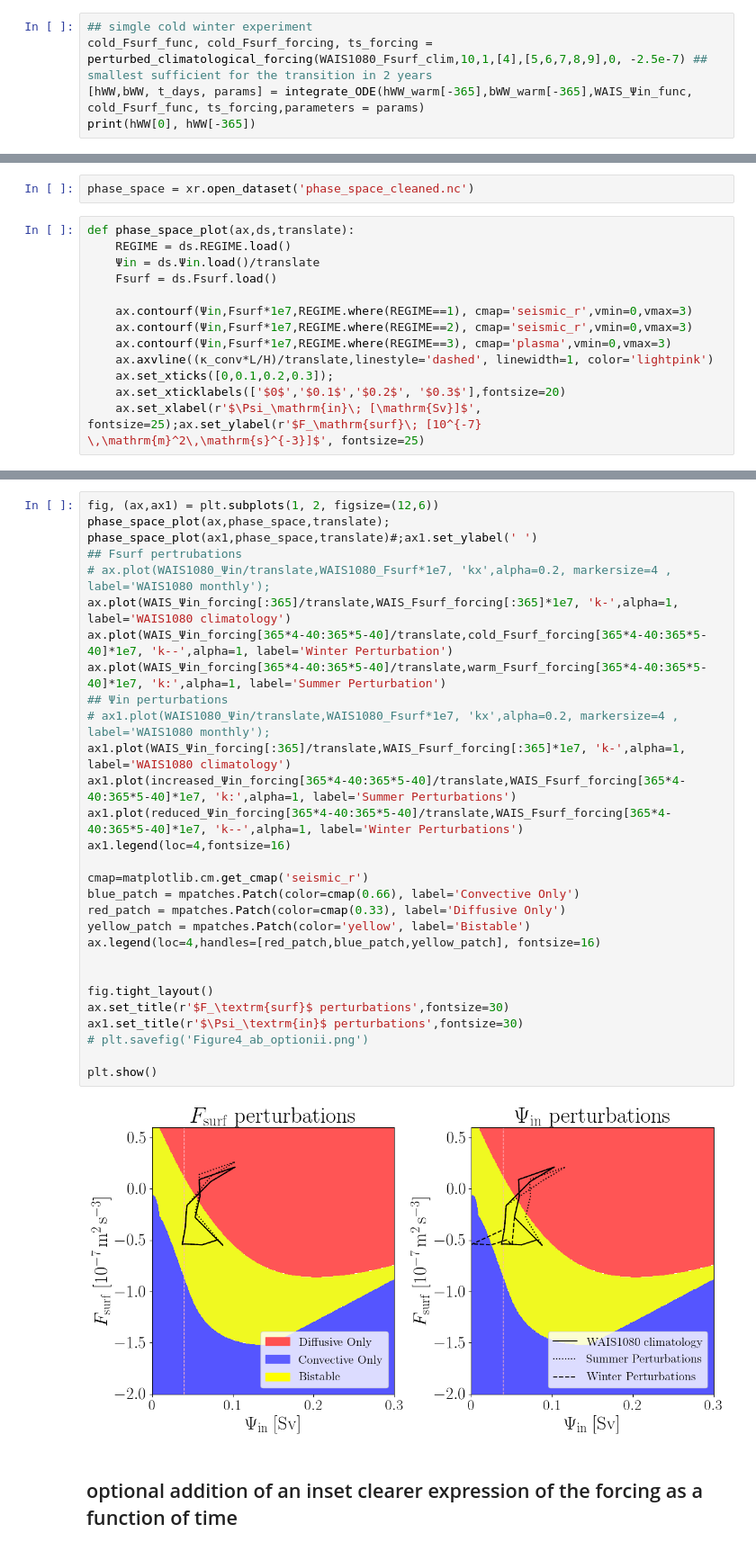
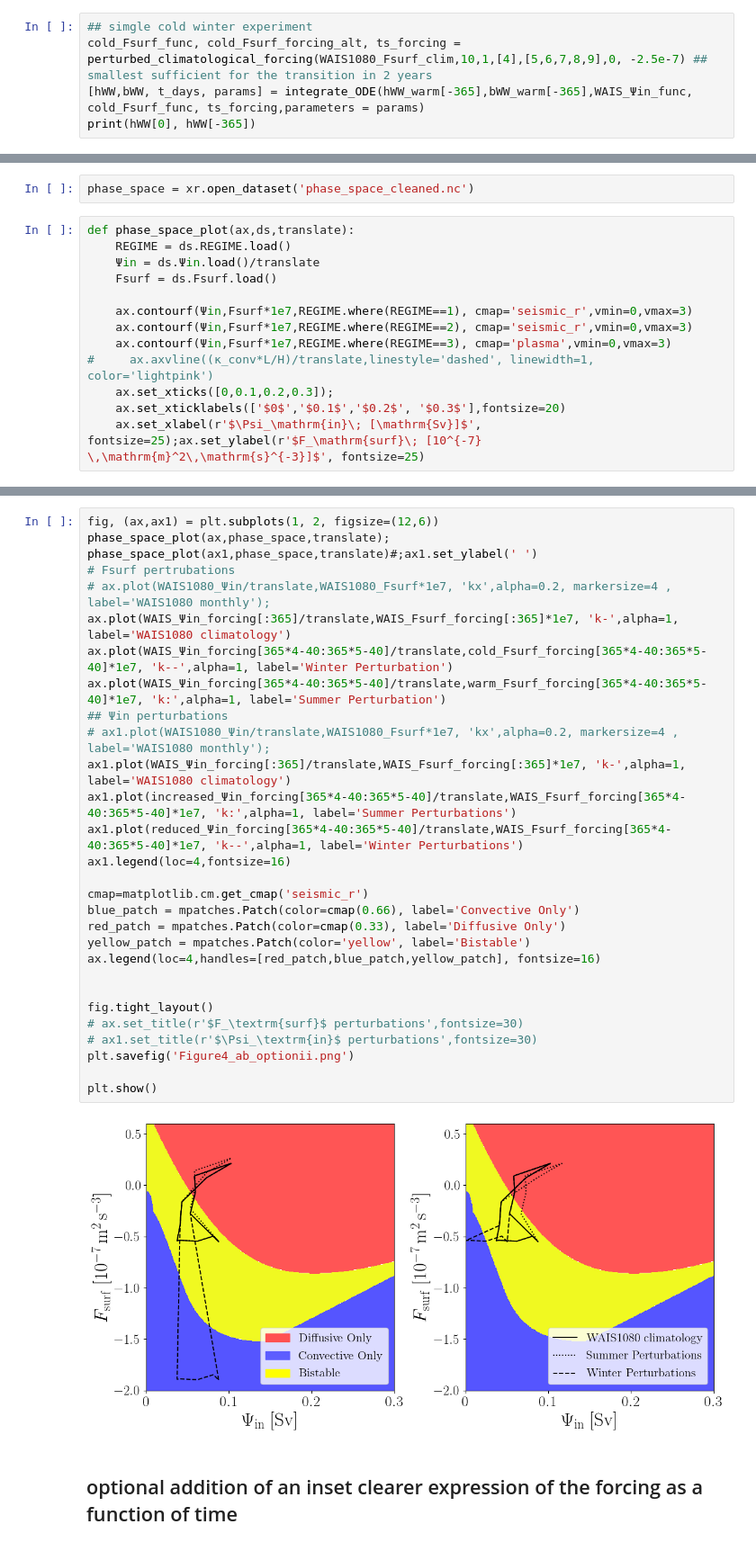
Before and after one commit to ruth-moorman/Moorman-et-al-GRL-submission-2023, a Jupyter notebook: Figure4.ipynb, the cells around one changed output, grey strips where cells are left out. Shown at 90% size. Drawn from its saved outputs; the diff is of its cells as text.

```diff
--- a/Figure4.ipynb
+++ b/Figure4.ipynb
@@ -349,6 +349,6 @@ plt.show()
 # %%
 ## simgle cold winter experiment
-cold_Fsurf_func, cold_Fsurf_forcing, ts_forcing = perturbed_climatological_forcing(WAIS1080_Fsurf_clim,10,1,[4],[5,6,7,8,9],0, -2.5e-7) ## smallest sufficient for the transition in 2 years
+cold_Fsurf_func, cold_Fsurf_forcing_alt, ts_forcing = perturbed_climatological_forcing(WAIS1080_Fsurf_clim,10,1,[4],[5,6,7,8,9],0, -2.5e-7) ## smallest sufficient for the transition in 2 years
 [hWW,bWW, t_days, params] = integrate_ODE(hWW_warm[-365],bWW_warm[-365],WAIS_Ψin_func, cold_Fsurf_func, ts_forcing,parameters = params)
 print(hWW[0], hWW[-365])
 # %% [output]
@@ -528,7 +528,7 @@ def phase_space_plot(ax,ds,translate):
     ax.contourf(Ψin,Fsurf*1e7,REGIME.where(REGIME==1), cmap='seismic_r',vmin=0,vmax=3)
     ax.contourf(Ψin,Fsurf*1e7,REGIME.where(REGIME==2), cmap='seismic_r',vmin=0,vmax=3)
     ax.contourf(Ψin,Fsurf*1e7,REGIME.where(REGIME==3), cmap='plasma',vmin=0,vmax=3)
-    ax.axvline((κ_conv*L/H)/translate,linestyle='dashed', linewidth=1, color='lightpink')
+#     ax.axvline((κ_conv*L/H)/translate,linestyle='dashed', linewidth=1, color='lightpink')
     ax.set_xticks([0,0.1,0.2,0.3]);
     ax.set_xticklabels(['$0$','$0.1$','$0.2$', '$0.3$'],fontsize=20)
     ax.set_xlabel(r'$\Psi_\mathrm{in}\; [\mathrm{Sv}]$', fontsize=25);ax.set_ylabel(r'$F_\mathrm{surf}\; [10^{-7} \,\mathrm{m}^2\,\mathrm{s}^{-3}]$', fontsize=25)
@@ -535,34 +539,34 @@ def phase_space_plot(ax,ds,translate):
 # %%
 fig, (ax,ax1) = plt.subplots(1, 2, figsize=(12,6))
 phase_space_plot(ax,phase_space,translate);
 phase_space_plot(ax1,phase_space,translate)#;ax1.set_ylabel(' ')
-## Fsurf pertrubations
+# Fsurf pertrubations
 # ax.plot(WAIS1080_Ψin/translate,WAIS1080_Fsurf*1e7, 'kx',alpha=0.2, markersize=4 , label='WAIS1080 monthly');
 ax.plot(WAIS_Ψin_forcing[:365]/translate,WAIS_Fsurf_forcing[:365]*1e7, 'k-',alpha=1, label='WAIS1080 climatology')
 ax.plot(WAIS_Ψin_forcing[365*4-40:365*5-40]/translate,cold_Fsurf_forcing[365*4-40:365*5-40]*1e7, 'k--',alpha=1, label='Winter Perturbation')
 ax.plot(WAIS_Ψin_forcing[365*4-40:365*5-40]/translate,warm_Fsurf_forcing[365*4-40:365*5-40]*1e7, 'k:',alpha=1, label='Summer Perturbation')
 ## Ψin perturbations
 # ax1.plot(WAIS1080_Ψin/translate,WAIS1080_Fsurf*1e7, 'kx',alpha=0.2, markersize=4 , label='WAIS1080 monthly');
 ax1.plot(WAIS_Ψin_forcing[:365]/translate,WAIS_Fsurf_forcing[:365]*1e7, 'k-',alpha=1, label='WAIS1080 climatology')
 ax1.plot(increased_Ψin_forcing[365*4-40:365*5-40]/translate,WAIS_Fsurf_forcing[365*4-40:365*5-40]*1e7, 'k:',alpha=1, label='Summer Perturbations')
 ax1.plot(reduced_Ψin_forcing[365*4-40:365*5-40]/translate,WAIS_Fsurf_forcing[365*4-40:365*5-40]*1e7, 'k--',alpha=1, label='Winter Perturbations')
 ax1.legend(loc=4,fontsize=16)
 
 cmap=matplotlib.cm.get_cmap('seismic_r')
 blue_patch = mpatches.Patch(color=cmap(0.66), label='Convective Only')
 red_patch = mpatches.Patch(color=cmap(0.33), label='Diffusive Only')
 yellow_patch = mpatches.Patch(color='yellow', label='Bistable')
 ax.legend(loc=4,handles=[red_patch,blue_patch,yellow_patch], fontsize=16)
 
 
 fig.tight_layout()
-ax.set_title(r'$F_\textrm{surf}$ perturbations',fontsize=30)
-ax1.set_title(r'$\Psi_\textrm{in}$ perturbations',fontsize=30)
-# plt.savefig('Figure4_ab_optionii.png')
+# ax.set_title(r'$F_\textrm{surf}$ perturbations',fontsize=30)
+# ax1.set_title(r'$\Psi_\textrm{in}$ perturbations',fontsize=30)
+plt.savefig('Figure4_ab_optionii.png')
 
 plt.show()
 # %% [output]
-[figure, old version]
+[figure, new version]
 # %% [markdown]
 ## optional addition of an inset clearer expression of the forcing as a function of time
 # %%
```
Also changed, not shown: parts of 8 cells of this notebook, 4 other files.
